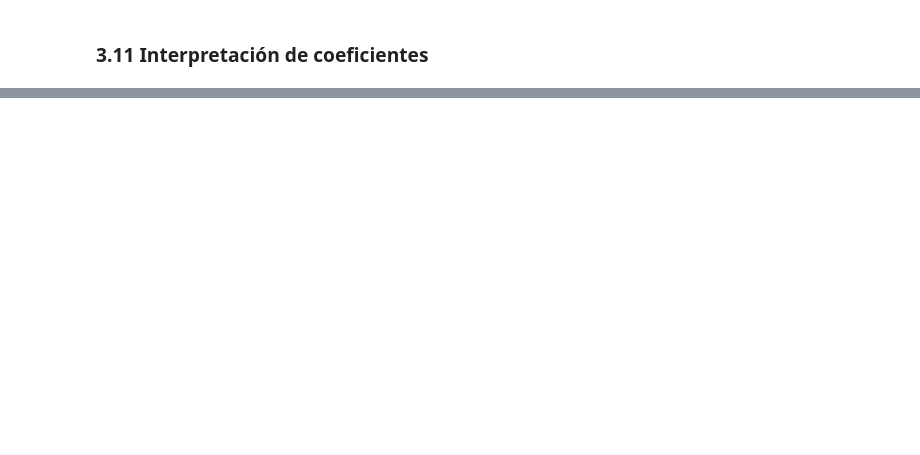
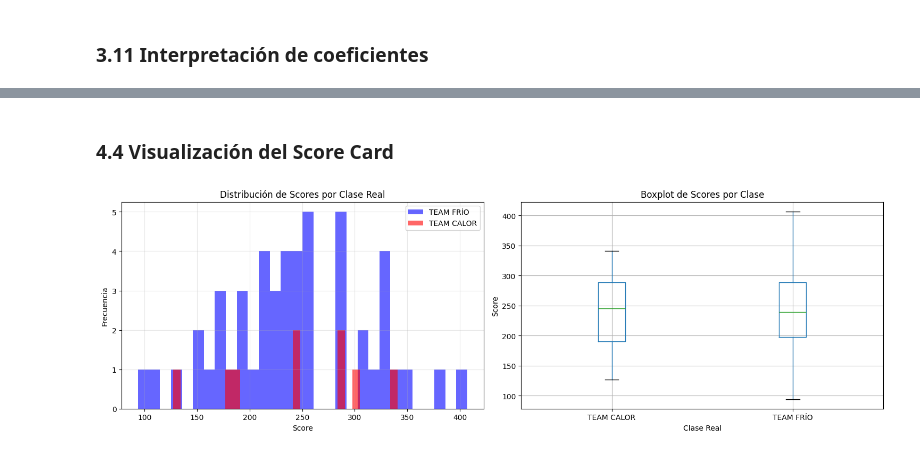
Before and after one commit to somexav/ciencia_datos, a Jupyter notebook: Modulo 2/Practica 1/Practica_01.ipynb, the cells around one changed output, grey strips where cells are left out. Cells and saved outputs as stored; diff of their text form; code cells hidden in the pictures; blank space fills up the shorter version.

```diff
--- a/Modulo 2/Practica 1/Practica_01.ipynb
+++ b/Modulo 2/Practica 1/Practica_01.ipynb
@@ -1247,0 +1371,12 @@ plt.show()
+# %%
+# Parámetros del scorecard
+PUNTOS_BASE = 600  # Score base
+PDO = 50  # Points to Double the Odds (puntos para duplicar las odds)
+ODDS_BASE = 50  # Odds en el score base (50:1 = probabilidad de 2%)
+
+# Calcular factor y offset para la conversión de log-odds a puntos
+factor = PDO / np.log(2)
+offset = PUNTOS_BASE - factor * np.log(ODDS_BASE)
+
+print(f"Factor de conversión: {factor:.4f}")
+print(f"Offset: {offset:.4f}")
@@ -1247,0 +1547,28 @@ plt.show()
+# %% [markdown]
+### 4.4 Visualización del Score Card
+# %%
+# Histograma de distribución de scores
+fig, axes = plt.subplots(1, 2, figsize=(15, 5))
+
+# Gráfico 1: Distribución de scores por clase real
+axes[0].hist(df_scorecard_results[df_scorecard_results['Real'] == 'TEAM FRÍO']['Score'],
+             bins=30, alpha=0.6, label='TEAM FRÍO', color='blue')
+axes[0].hist(df_scorecard_results[df_scorecard_results['Real'] == 'TEAM CALOR']['Score'],
+             bins=30, alpha=0.6, label='TEAM CALOR', color='red')
+axes[0].set_xlabel('Score')
+axes[0].set_ylabel('Frecuencia')
+axes[0].set_title('Distribución de Scores por Clase Real')
+axes[0].legend()
+axes[0].grid(alpha=0.3)
+
+# Gráfico 2: Boxplot de scores por clase
+df_scorecard_results.boxplot(column='Score', by='Real', ax=axes[1])
+axes[1].set_xlabel('Clase Real')
+axes[1].set_ylabel('Score')
+axes[1].set_title('Boxplot de Scores por Clase')
+plt.suptitle('')  # Remover título automático
+
+plt.tight_layout()
+plt.show()
+# %% [output]
+[figure, added]
```
Also changed, not shown: parts of 53 cells of this notebook.
